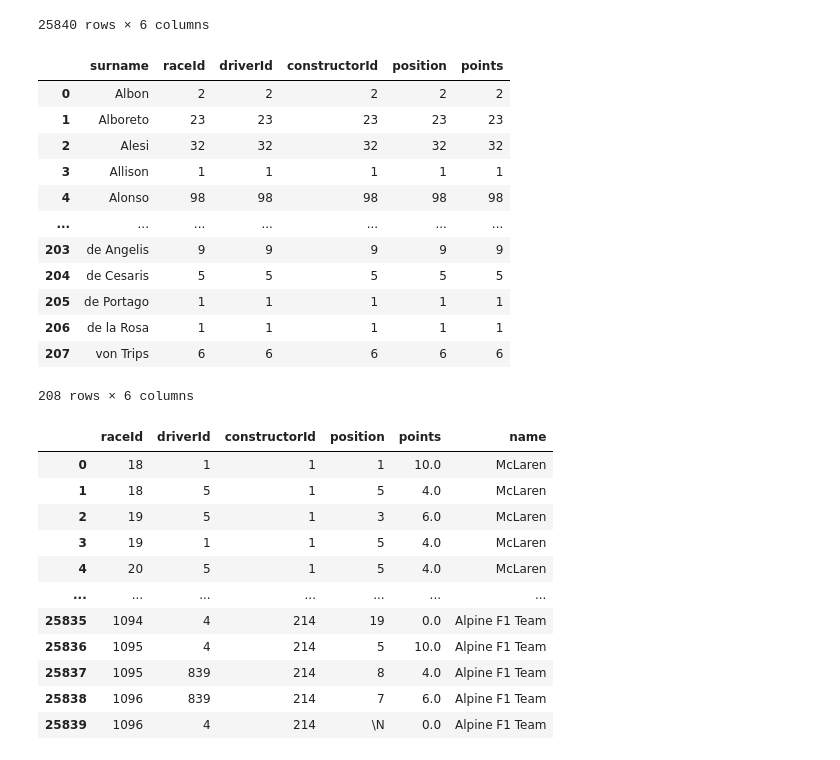
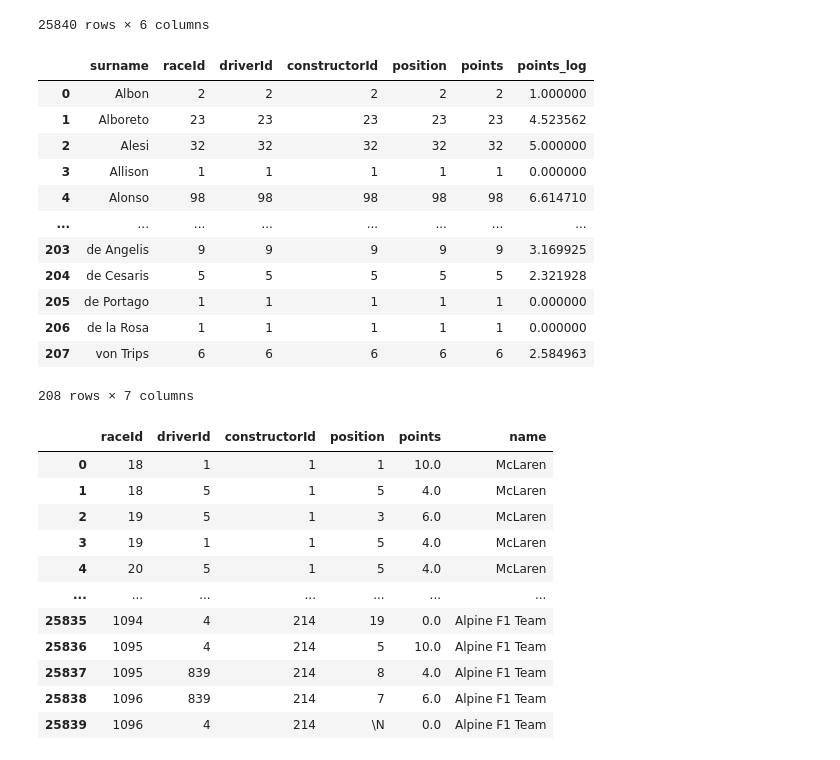
Before and after one commit to jiyeonsongg/f1-data-visualization-d3js, a Jupyter notebook: cleaning.ipynb, the cells around one changed output. Cells and saved outputs as stored; diff of their text form; code cells hidden in the pictures.

```diff
--- a/cleaning.ipynb
+++ b/cleaning.ipynb
@@ -132,22 +132,23 @@ merge_q2_driver['position'] = pd.to_numeric(merge_q2_driver['position'].replace(
 merge_q2_driver = merge_q2_driver.loc[merge_q2_driver['position'] <= 3]
 # %%
 merge_q2_driver = merge_q2_driver.groupby('surname').count().reset_index()#.sort_values('driverId')
-# %%
-merge_q2_driver
-# %% [output]
-|  | surname | raceId | driverId | constructorId | position | points |
-| 0 | Albon | 2 | 2 | 2 | 2 | 2 |
-| 1 | Alboreto | 23 | 23 | 23 | 23 | 23 |
-| 2 | Alesi | 32 | 32 | 32 | 32 | 32 |
-| 3 | Allison | 1 | 1 | 1 | 1 | 1 |
-| 4 | Alonso | 98 | 98 | 98 | 98 | 98 |
-| ... | ... | ... | ... | ... | ... | ... |
-| 203 | de Angelis | 9 | 9 | 9 | 9 | 9 |
-| 204 | de Cesaris | 5 | 5 | 5 | 5 | 5 |
-| 205 | de Portago | 1 | 1 | 1 | 1 | 1 |
-| 206 | de la Rosa | 1 | 1 | 1 | 1 | 1 |
-| 207 | von Trips | 6 | 6 | 6 | 6 | 6 |
-208 rows × 6 columns
+# %%
+merge_q2_driver['points_log'] = np.log2(merge_q2_driver['points'])
+merge_q2_driver
+# %% [output]
+|  | surname | raceId | driverId | constructorId | position | points | points_log |
+| 0 | Albon | 2 | 2 | 2 | 2 | 2 | 1.000000 |
+| 1 | Alboreto | 23 | 23 | 23 | 23 | 23 | 4.523562 |
+| 2 | Alesi | 32 | 32 | 32 | 32 | 32 | 5.000000 |
+| 3 | Allison | 1 | 1 | 1 | 1 | 1 | 0.000000 |
+| 4 | Alonso | 98 | 98 | 98 | 98 | 98 | 6.614710 |
+| ... | ... | ... | ... | ... | ... | ... | ... |
+| 203 | de Angelis | 9 | 9 | 9 | 9 | 9 | 3.169925 |
+| 204 | de Cesaris | 5 | 5 | 5 | 5 | 5 | 2.321928 |
+| 205 | de Portago | 1 | 1 | 1 | 1 | 1 | 0.000000 |
+| 206 | de la Rosa | 1 | 1 | 1 | 1 | 1 | 0.000000 |
+| 207 | von Trips | 6 | 6 | 6 | 6 | 6 | 2.584963 |
+208 rows × 7 columns
 # %%
 # q2_output_dri = pd.DataFrame()
 
```
Also changed, not shown: parts of 8 cells of this notebook, 5 other files.
